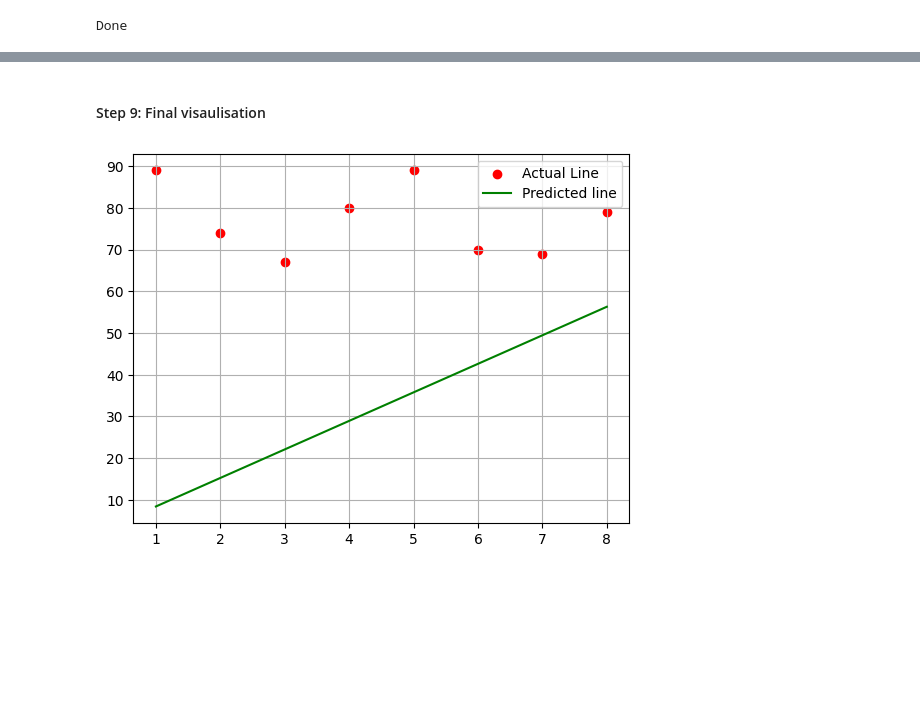
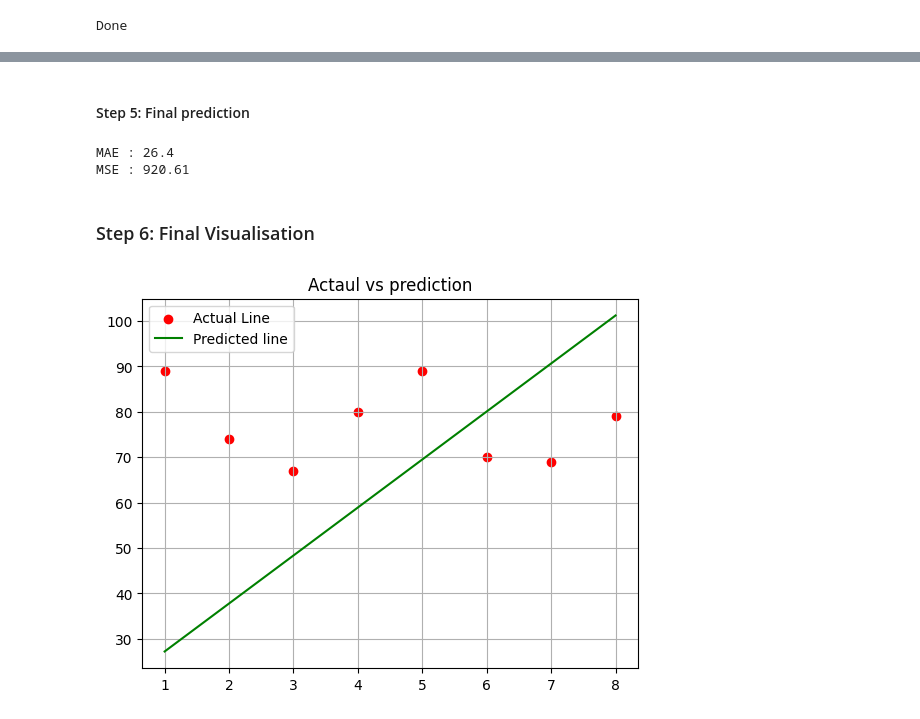
Before and after one commit to ather-ops/Supervised-ML-from-scratch, a Jupyter notebook: linear-regression/Linear -regression-part-II.ipynb, the cells around one changed output, grey strips where cells are left out. Cells and saved outputs as stored; diff of their text form; code cells hidden in the pictures; blank space fills up the shorter version.

```diff
--- a/linear-regression/Linear -regression-part-II.ipynb
+++ b/linear-regression/Linear -regression-part-II.ipynb
@@ -38,6 +131,8 @@ df
 # %%
-m=0     # weight
-b=0     # Bias
+m=0        # weight
+b=0        # Bias
+lr=0.01    # alpha
+loss_history=[]   # loss history
 print("Done")
 # %% [output]
 Done
@@ -46,3 +138,0 @@ Done
-# %%
-df["y_pred"]=m*df["X"]+b
-df
@@ -70,7 +141,13 @@ plt.grid(True)
 # %%
-df["error"]=df["y_pred"]-df["Y"]
-df["error X"]=df["error"]*df["X"]
-Total_error=df["error"].sum()
-print("Total Error :",Total_error)
-df
+for i in range(50):
+    y_pred=m*X+b
+    error=y_pred-Y
+    loss=(error**2).mean()
+    loss_history.append(loss)
+    n=len(df)
+    dm=(2/n)*np.sum(error*X)
+    db=(2/n)*np.sum(error)
+    m -= lr*dm
+    b -= lr*db
+    print(f"step {i} : loss :{loss:.2f} , m :{m:.2f} and b :{b:.2f}")
 # %% [output]
@@ -130,10 +181,23 @@ df
 # %% [markdown]
-#### Step 9: Final visaulisation
+#### Step 5: Final prediction
+# %%
+y_pred_final=m*X+b
+final_error=y_pred_final-Y
+MAE=np.abs(final_error).mean()
+MSE=(final_error**2).mean()
+print("MAE :",round(MAE,2))
+print("MSE :",round(MSE,2))
+# %% [output]
+MAE : 26.4
+MSE : 920.61
+# %% [markdown]
+### Step 6: Final Visualisation
 # %%
-plt.scatter(df["X"],df["Y"],label="Actual Line",color="red")
-plt.plot(df["X"],df["new_pred"],label="Predicted line",color="green")
+plt.scatter(X,Y,label="Actual Line",color="red")
+plt.plot(X,y_pred_final,label="Predicted line",color="green")
+plt.title("Actaul vs prediction")
 plt.legend()
 plt.grid(True)
 # %% [output]
-[figure, old version]
+[figure, new version]
 # %% [markdown]
```
Also changed, not shown: parts of 18 cells of this notebook, 9 other files.
